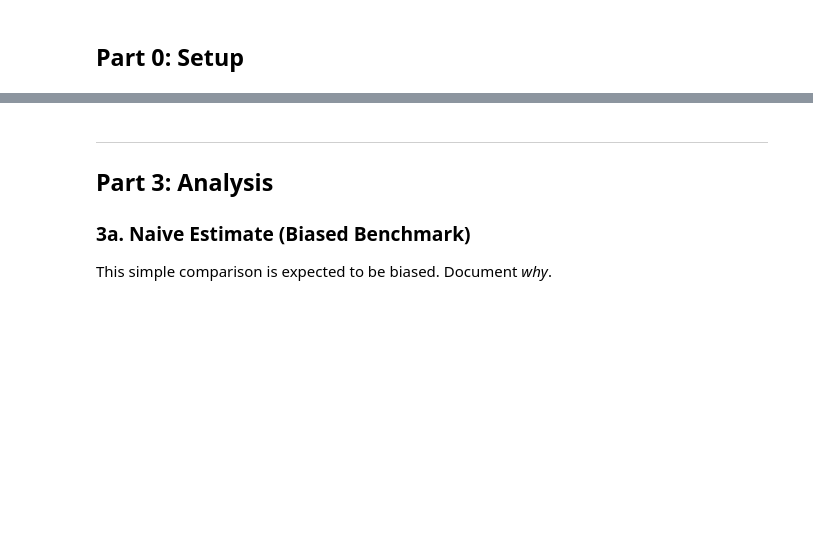
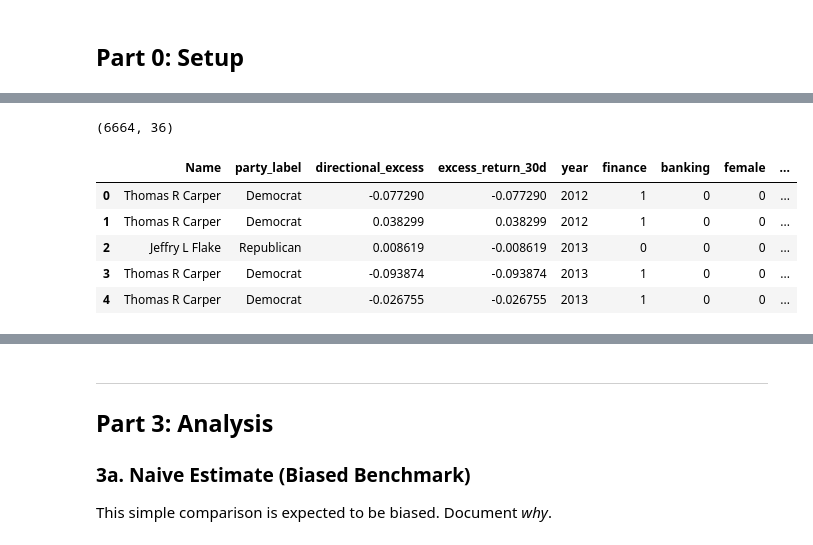
Before and after one commit to emilyperras/econ5200-final-project, a Jupyter notebook: notebooks/ECON5200-Clean.ipynb, the cells around one changed output, grey strips where cells are left out. Saved outputs shown, nothing was run; the diff lists cells and outputs as text; code cells hidden in the pictures; blank space fills up the shorter version.

```diff
--- a/notebooks/ECON5200-Clean.ipynb
+++ b/notebooks/ECON5200-Clean.ipynb
@@ -79,3 +325,61 @@ Use SCR (Situation – Complication – Resolution) structure. Fill this in LAST
+# %%
+# --- Build Returns (entry, 30d exit, SPY benchmark) ----
+trades_sub = trades[trades["Ticker"].isin(price_data.keys())].copy()
+trades_sub["Transaction.Date"] = trades_sub["Transaction.Date"].astype("datetime64[s]")
+trades_sub = trades_sub.sort_values(["Transaction.Date", "Ticker"]).reset_index(drop=True)
+
+# Entry price
+entry = pd.merge_asof(trades_sub,
+                      prices.sort_values(["Date", "Ticker"]).reset_index(drop=True),
+                      left_on="Transaction.Date", right_on="Date",
+                      by="Ticker", direction="forward"
+                     ).rename(columns={"Date": "entry_date", "Close": "entry_price"})
+# 30-day exit price
+entry["target_date_30"] = (entry["Transaction.Date"] + pd.Timedelta(days=30)).astype("datetime64[s]")
+future_30 = pd.merge_asof(entry.sort_values(["target_date_30","Ticker"]).reset_index(drop=True),
+                           prices.sort_values(["Date","Ticker"]).reset_index(drop=True),
+                           left_on="target_date_30", right_on="Date",
+                           by="Ticker", direction="forward"
+                          ).rename(columns={"Date": "exit_date_30", "Close": "exit_price_30"})
+
+# Stock return
+future_30["return_30d"] = (future_30["exit_price_30"] - future_30["entry_price"]) / future_30["entry_price"]
+
+# SPY entry
+future_30 = future_30.sort_values("Transaction.Date").reset_index(drop=True)
+future_30 = pd.merge_asof(future_30,
+                           spy.rename(columns={"Date":"spy_entry_date","Close":"spy_entry_price"}),
+                           left_on="Transaction.Date", right_on="spy_entry_date", direction="forward")
+
+# SPY exit
+future_30 = future_30.sort_values("target_date_30").reset_index(drop=True)
+future_30 = pd.merge_asof(future_30,
+                           spy.rename(columns={"Date":"spy_exit_date","Close":"spy_exit_price_30"}),
+                           left_on="target_date_30", right_on="spy_exit_date", direction="forward")
+
+# Excess and directional returns
+future_30["spy_return_30d_exact"] = (future_30["spy_exit_price_30"] - future_30["spy_entry_price"]) / future_30["spy_entry_price"]
+future_30["excess_return_30d"]    = future_30["return_30d"] - future_30["spy_return_30d_exact"]
+future_30["directional_excess"]   = np.where(future_30["Type"] == "Purchase",
+                                              future_30["excess_return_30d"],
+                                             -future_30["excess_return_30d"])
+
+# Drop unmatched rows and add DML controls
+future_30 = future_30[future_30[["spy_entry_price","spy_exit_price_30","excess_return_30d"]].notna().all(axis=1)].copy()
+future_30["year"] = future_30["Transaction.Date"].dt.year
+future_30["senator_trade_volume"] = future_30.groupby("Name")["directional_excess"].transform("count")
+future_30["age_at_trade"] = future_30["year"] - future_30["birth_year"]
+
+print(future_30.shape)
+future_30[["Name","party_label","directional_excess","excess_return_30d","year","finance","banking","female","age_at_trade"]].head()
+# %% [output]
+(6664, 36)
+|  | Name | party_label | directional_excess | excess_return_30d | year | finance | banking | female | ... |
+| 0 | Thomas R Carper | Democrat | -0.077290 | -0.077290 | 2012 | 1 | 0 | 0 | ... |
+| 1 | Thomas R Carper | Democrat | 0.038299 | 0.038299 | 2012 | 1 | 0 | 0 | ... |
+| 2 | Jeffry L Flake | Republican | 0.008619 | -0.008619 | 2013 | 0 | 0 | 0 | ... |
+| 3 | Thomas R Carper | Democrat | -0.093874 | -0.093874 | 2013 | 1 | 0 | 0 | ... |
+| 4 | Thomas R Carper | Democrat | -0.026755 | -0.026755 | 2013 | 1 | 0 | 0 | ... |
 # %%
 # --- EDA: Balance Check (treated vs. untreated) ---
 # treatment_col = 'your_treatment'
```
Also changed, not shown: parts of 26 cells of this notebook.
